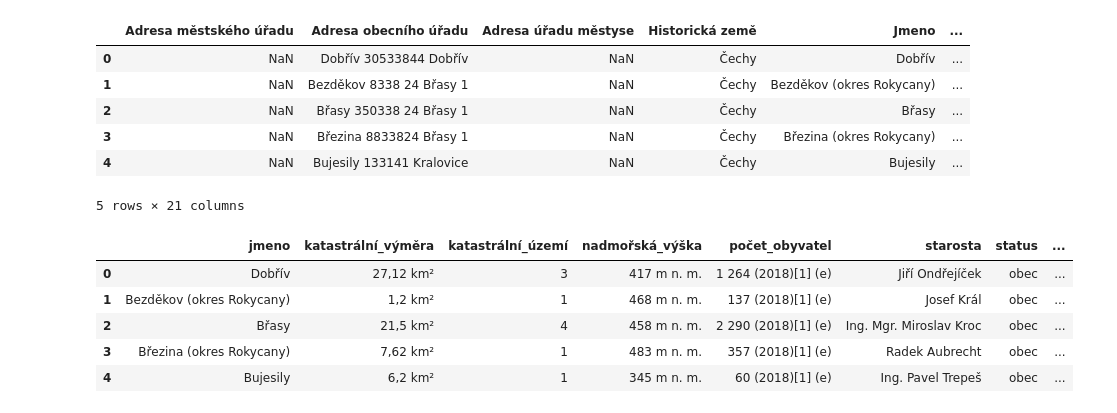
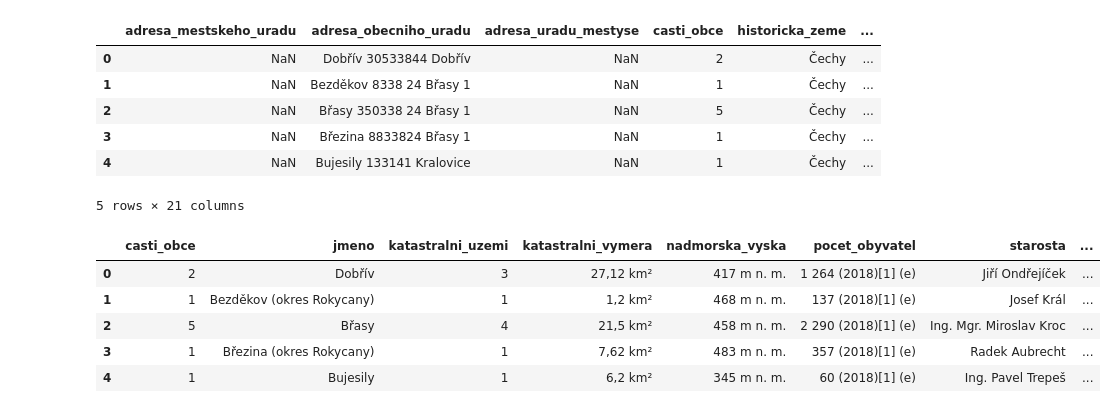
Before and after one commit to badgercz/badgercz.github.io, a Jupyter notebook: assets/Untitled.ipynb, the cells around one changed output. Drawn from its saved outputs; the diff is of its cells as text; code cells hidden in the pictures.

```diff
--- a/assets/Untitled.ipynb
+++ b/assets/Untitled.ipynb
@@ -12,6 +12,7 @@ for link in soup.find_all("td", {"class": "navbox-list"})[1].div.find_all("a"):
     except:
         continue
 # %%
+import unidecode
 table = []
 for link in urls:
     page = requests.get("https://cs.wikipedia.org" + link)
@@ -21,7 +22,7 @@ for link in urls:
     town['Jmeno'] = parse.find("h1").text
     for i in town_head:
         try:
-            town[i.find("th").text] = i.find("td").text
+            town[unidecode.unidecode(i.find("th").text)] = i.find("td").text
         except:
             continue
     table.append(town)
@@ -30,30 +31,25 @@ import pandas as pd
 
 df = pd.DataFrame(table)
 df = df.replace('\n','', regex=True)
+df.columns = df.columns.str.strip().str.lower().str.replace(' ', '_').str.replace('.', '')
 df.to_csv('obce.csv', sep='\t', encoding='utf-8')
 # %%
 df.head()
 # %% [output]
-|  | Adresa městského úřadu | Adresa obecního úřadu | Adresa úřadu městyse | Historická země | Jmeno | ... |
-| 0 | NaN | Dobřív 30533844 Dobřív | NaN | Čechy | Dobřív | ... |
-| 1 | NaN | Bezděkov 8338 24 Břasy 1 | NaN | Čechy | Bezděkov (okres Rokycany) | ... |
-| 2 | NaN | Břasy 350338 24 Břasy 1 | NaN | Čechy | Břasy | ... |
-| 3 | NaN | Březina 8833824 Břasy 1 | NaN | Čechy | Březina (okres Rokycany) | ... |
-| 4 | NaN | Bujesily 133141 Kralovice | NaN | Čechy | Bujesily | ... |
+|  | adresa_mestskeho_uradu | adresa_obecniho_uradu | adresa_uradu_mestyse | casti_obce | historicka_zeme | ... |
+| 0 | NaN | Dobřív 30533844 Dobřív | NaN | 2 | Čechy | ... |
+| 1 | NaN | Bezděkov 8338 24 Břasy 1 | NaN | 1 | Čechy | ... |
+| 2 | NaN | Břasy 350338 24 Břasy 1 | NaN | 5 | Čechy | ... |
+| 3 | NaN | Březina 8833824 Břasy 1 | NaN | 1 | Čechy | ... |
+| 4 | NaN | Bujesily 133141 Kralovice | NaN | 1 | Čechy | ... |
 5 rows × 21 columns
 # %%
-data = df.iloc[:, [4,5,6,9,15,16,17,19,20]]
-
-
-data.columns = data.columns.str.strip().str.lower().str.replace(' ', '_').str.replace('.', '')
-
-
-
+data = df.iloc[:, [3,5,6,7,10,15,17,18,19,20]]
 data.head()
 # %% [output]
-|  | jmeno | katastrální_výměra | katastrální_území | nadmořská_výška | počet_obyvatel | starosta | status | ... |
-| 0 | Dobřív | 27,12 km² | 3 | 417 m n. m. | 1 264 (2018)[1] (e) | Jiří Ondřejíček | obec | ... |
-| 1 | Bezděkov (okres Rokycany) | 1,2 km² | 1 | 468 m n. m. | 137 (2018)[1] (e) | Josef Král | obec | ... |
-| 2 | Břasy | 21,5 km² | 4 | 458 m n. m. | 2 290 (2018)[1] (e) | Ing. Mgr. Miroslav Kroc | obec | ... |
-| 3 | Březina (okres Rokycany) | 7,62 km² | 1 | 483 m n. m. | 357 (2018)[1] (e) | Radek Aubrecht | obec | ... |
-| 4 | Bujesily | 6,2 km² | 1 | 345 m n. m. | 60 (2018)[1] (e) | Ing. Pavel Trepeš | obec | ... |
+|  | casti_obce | jmeno | katastralni_uzemi | katastralni_vymera | nadmorska_vyska | pocet_obyvatel | starosta | ... |
+| 0 | 2 | Dobřív | 3 | 27,12 km² | 417 m n. m. | 1 264 (2018)[1] (e) | Jiří Ondřejíček | ... |
+| 1 | 1 | Bezděkov (okres Rokycany) | 1 | 1,2 km² | 468 m n. m. | 137 (2018)[1] (e) | Josef Král | ... |
+| 2 | 5 | Břasy | 4 | 21,5 km² | 458 m n. m. | 2 290 (2018)[1] (e) | Ing. Mgr. Miroslav Kroc | ... |
+| 3 | 1 | Březina (okres Rokycany) | 1 | 7,62 km² | 483 m n. m. | 357 (2018)[1] (e) | Radek Aubrecht | ... |
+| 4 | 1 | Bujesily | 1 | 6,2 km² | 345 m n. m. | 60 (2018)[1] (e) | Ing. Pavel Trepeš | ... |
```
Also changed, not shown: parts of 12 cells of this notebook, 8 other files.
